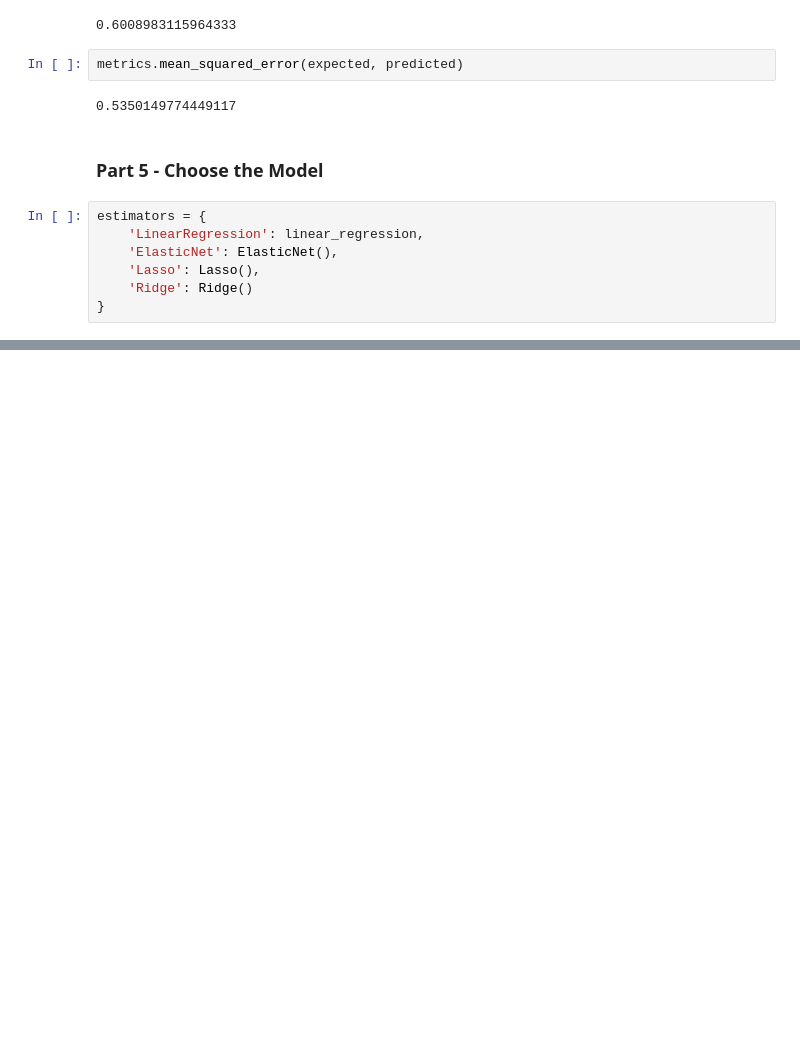
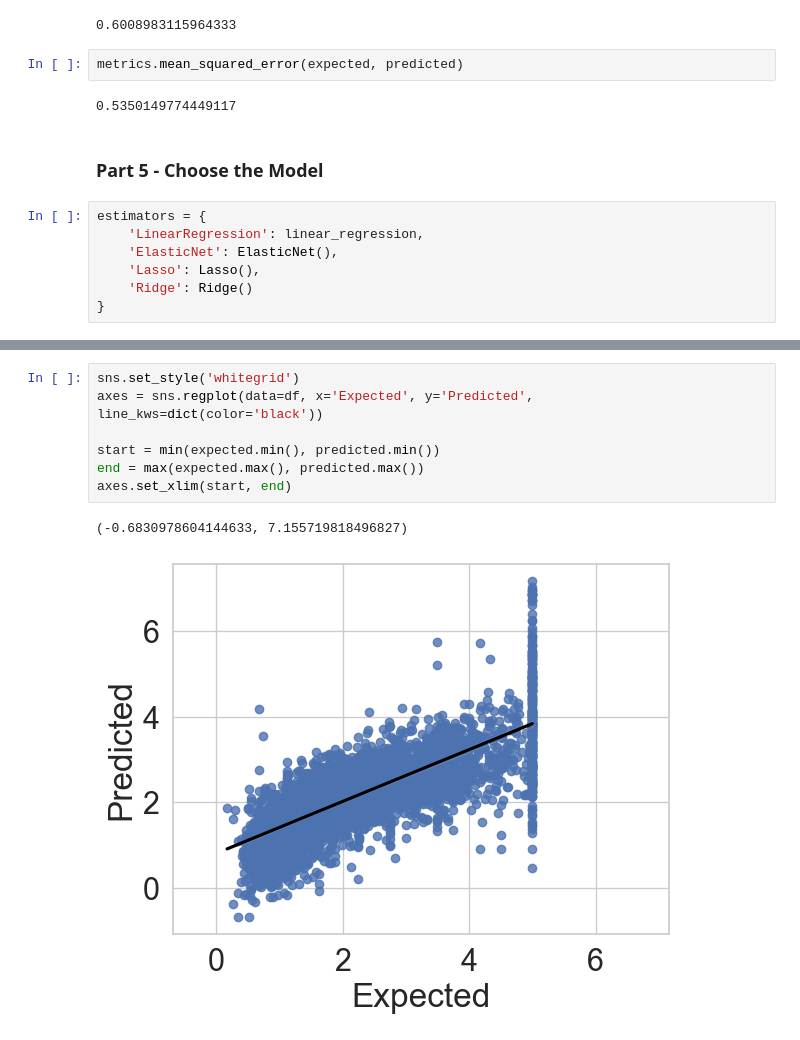
Before and after one commit to nhansen23/datafun-07-applied, a Jupyter notebook: nicole_ml.ipynb, the cells around one changed output, grey strips where cells are left out. Saved outputs shown, nothing was run; the diff lists cells and outputs as text; blank space fills up the shorter version.

```diff
--- a/nicole_ml.ipynb
+++ b/nicole_ml.ipynb
@@ -437,0 +447,10 @@ InvalidParameterError: The 'scoring' parameter of cross_val_score must be a str
+# %%
+sns.set_style('whitegrid')
+axes = sns.regplot(data=df, x='Expected', y='Predicted', line_kws=dict(color='black'))
+
+start = min(expected.min(), predicted.min())
+end = max(expected.max(), predicted.max())
+axes.set_xlim(start, end)
+# %% [output]
+(-0.6830978604144633, 7.155719818496827)
+[figure, added]
```
Also changed, not shown: parts of 2 cells of this notebook.
